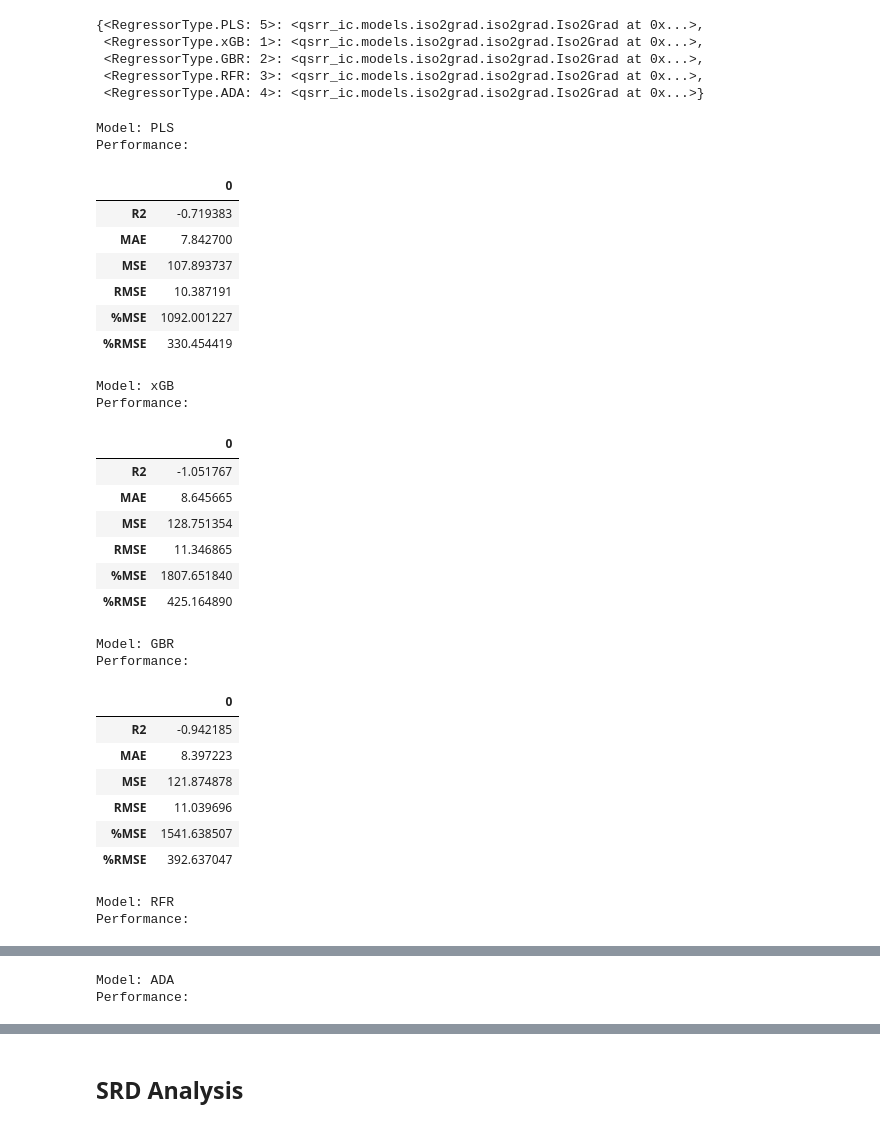
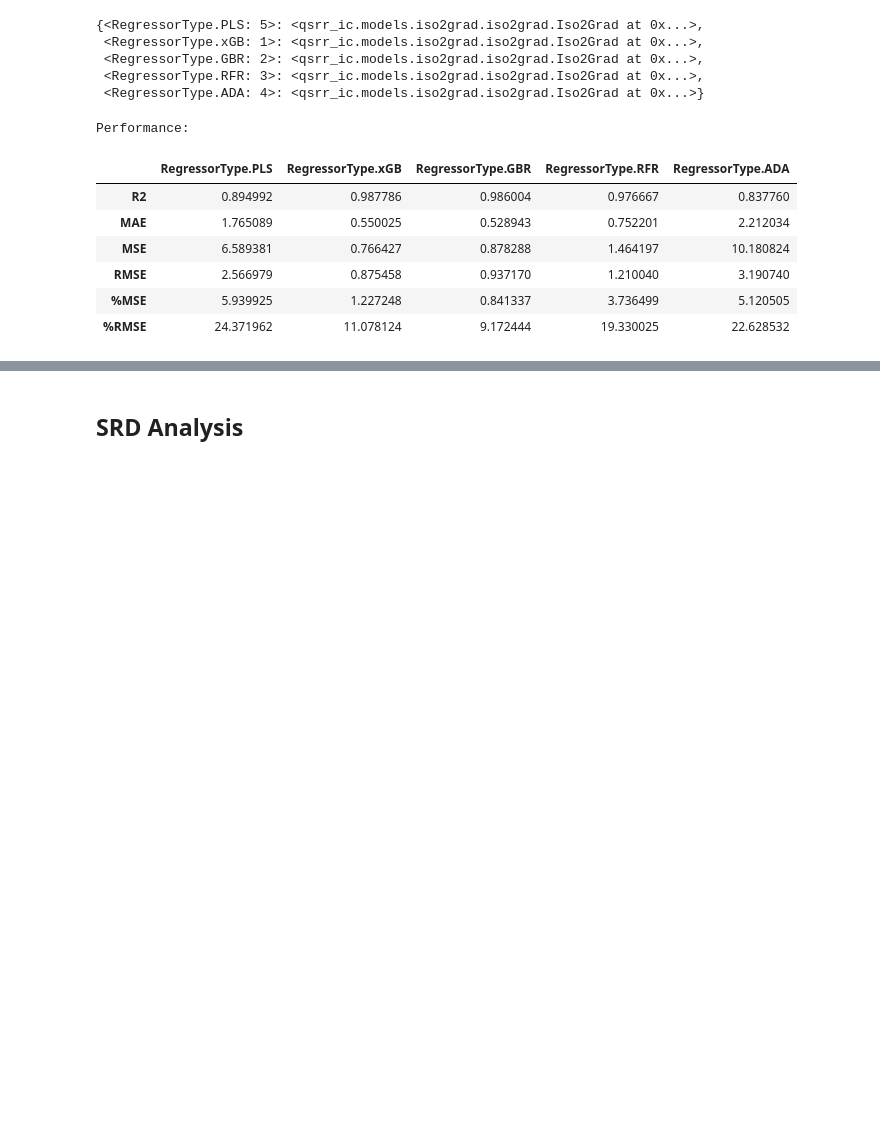
Before and after one commit to pzuvela/QSRR_IC, a Jupyter notebook: notebooks/250109-qsrr_ic-single_train.ipynb, the cells around one changed output, grey strips where cells are left out. Drawn from its saved outputs; the diff is of its cells as text; code cells hidden in the pictures; blank space fills up the shorter version.

```diff
--- a/notebooks/250109-qsrr_ic-single_train.ipynb
+++ b/notebooks/250109-qsrr_ic-single_train.ipynb
@@ -212,16 +196,35 @@ for regressor_type, qsrr_model in qsrr_models.items():
 
     fig, ax = plt.subplots()
 
-    ax.set_title(regressor_type)a
+    ax.set_title(f"{regressor_type} Predictions")
+    ax.set_xlabel("Experimental log k")
+    ax.set_ylabel("Predicted log k")
 
+    # Training data scatter plot
     ax.scatter(
         qsrr_model.qsrr_train_data.y,
-        qsrr_model.train_results.qsrr_predictions.y
+        qsrr_model.train_results.qsrr_predictions.y,
+        label="Training Data",
+        alpha=0.6,
+        color="blue"
     )
+
+    # Testing data scatter plot
     ax.scatter(
         qsrr_model.qsrr_test_data.y,
-        qsrr_model.test_results.qsrr_predictions.y
+        qsrr_model.test_results.qsrr_predictions.y,
+        label="Testing Data",
+        alpha=0.6,
+        color="orange"
     )
 
+    # Diagonal reference line
+    ax.plot(
+        [min(qsrr_model.qsrr_train_data.y), max(qsrr_model.qsrr_train_data.y)],
+        [min(qsrr_model.qsrr_train_data.y), max(qsrr_model.qsrr_train_data.y)],
+        color="red", linestyle="--", label="Ideal Fit (y=x)"
+    )
+
+    ax.legend()
     plt.show()
 # %% [output]
@@ -348,39 +351,22 @@ iso2grad_models
  <RegressorType.RFR: 3>: <qsrr_ic.models.iso2grad.iso2grad.Iso2Grad at 0x...>,
  <RegressorType.ADA: 4>: <qsrr_ic.models.iso2grad.iso2grad.Iso2Grad at 0x...>}
 # %%
-for regressor_type in single_train_config.hyper_parameter_config:
-    print(f"Model: {regressor_type.name}")
-    print(f"Performance: ")
-    iso2grad_metrics: DataFrame = iso2grad_models[regressor_type].results.metrics.to_df()
-    display(iso2grad_metrics)
-    print()
+iso2grad_metrics: List[DataFrame] = []
+
+for regressor_type in iso2grad_models:
+    iso2grad_metrics_: DataFrame = iso2grad_models[regressor_type].results.metrics.to_df()
+    iso2grad_metrics_.columns = [regressor_type]
+    iso2grad_metrics.append(iso2grad_metrics_)
+
+print(f"Performance: ")
+iso2grad_metrics_df: DataFrame = pd.concat(iso2grad_metrics, axis=1)
+display(iso2grad_metrics_df)
 # %% [output]
-Model: PLS
 Performance:
-|  | 0 |
-| R2 | -0.719383 |
-| MAE | 7.842700 |
-| MSE | 107.893737 |
-| RMSE | 10.387191 |
-| %MSE | 1092.001227 |
-| %RMSE | 330.454419 |
+|  | RegressorType.PLS | RegressorType.xGB | RegressorType.GBR | RegressorType.RFR | RegressorType.ADA |
+| R2 | 0.894992 | 0.987786 | 0.986004 | 0.976667 | 0.837760 |
+| MAE | 1.765089 | 0.550025 | 0.528943 | 0.752201 | 2.212034 |
+| MSE | 6.589381 | 0.766427 | 0.878288 | 1.464197 | 10.180824 |
+| RMSE | 2.566979 | 0.875458 | 0.937170 | 1.210040 | 3.190740 |
+| %MSE | 5.939925 | 1.227248 | 0.841337 | 3.736499 | 5.120505 |
+| %RMSE | 24.371962 | 11.078124 | 9.172444 | 19.330025 | 22.628532 |
-Model: xGB
-Performance:
-|  | 0 |
-| R2 | -1.051767 |
-| MAE | 8.645665 |
-| MSE | 128.751354 |
-| RMSE | 11.346865 |
-| %MSE | 1807.651840 |
-| %RMSE | 425.164890 |
-Model: GBR
-Performance:
-|  | 0 |
-| R2 | -0.942185 |
-| MAE | 8.397223 |
-| MSE | 121.874878 |
-| RMSE | 11.039696 |
-| %MSE | 1541.638507 |
-| %RMSE | 392.637047 |
-Model: RFR
-Performance:
@@ -394,2 +372,0 @@ Performance:
-Model: ADA
-Performance:
```
Also changed, not shown: parts of 13 cells of this notebook.
